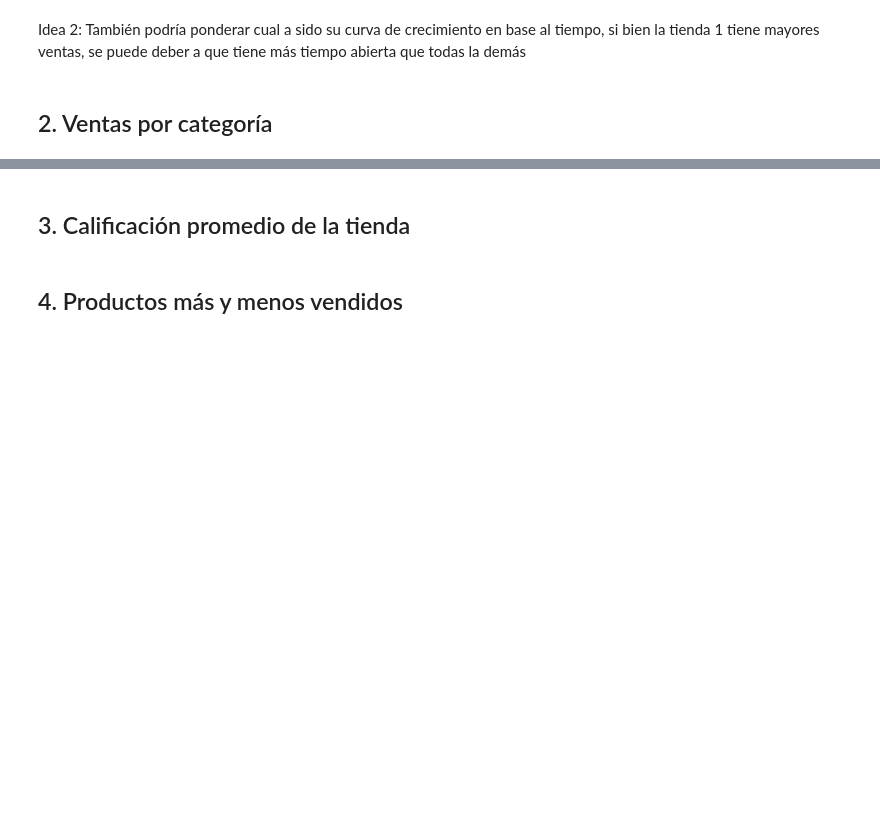
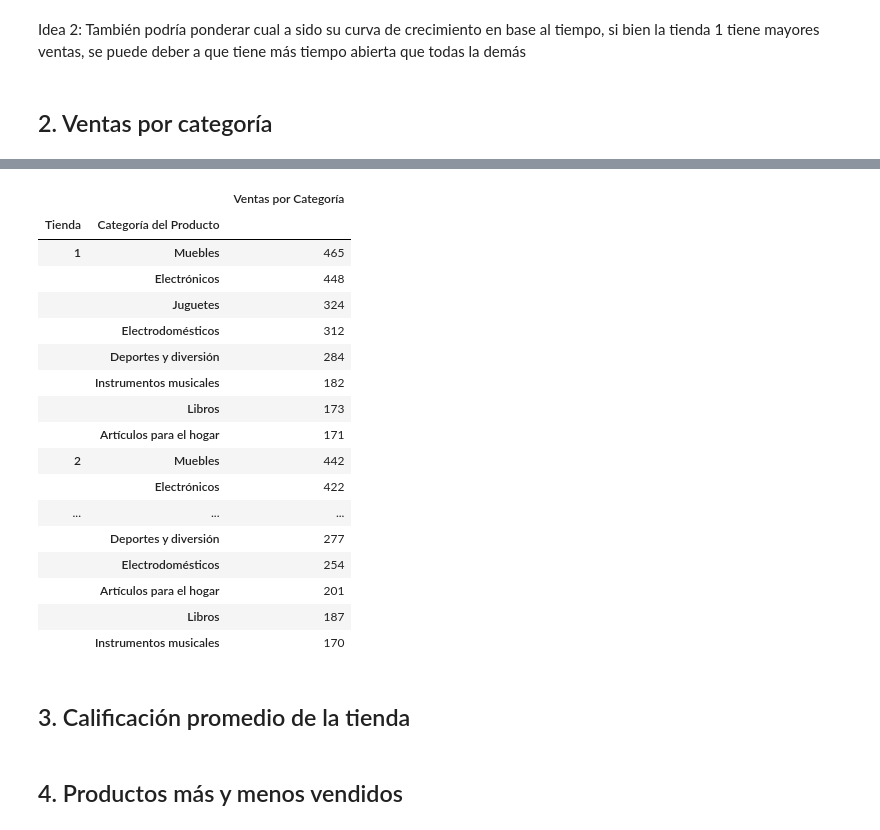
Before and after one commit to carloslozano-rg/challenge-alura-store, a Jupyter notebook: AluraStoreLatam.ipynb, the cells around one changed output, grey strips where cells are left out. Saved outputs shown, nothing was run; the diff lists cells and outputs as text; code cells hidden in the pictures; blank space fills up the shorter version.

Commit message:
feat: ventas por categoría.

```diff
--- a/AluraStoreLatam.ipynb
+++ b/AluraStoreLatam.ipynb
@@ -437,3 +446,27 @@ Idea 2: También podría ponderar cual a sido su curva de crecimiento en base al
+# %%
+ventas_por_categoria_serie = tiendas.groupby(["Tienda", "Categoría del Producto"])[["Categoría del Producto"]].value_counts()
+ventas_por_categoria_df = ventas_por_categoria_serie.to_frame("Ventas por Categoría")
+ventas_por_categoria = ventas_por_categoria_df.sort_values(by=["Tienda","Ventas por Categoría"], ascending=[True,False])
+ventas_por_categoria
+# %% [output]
+|  |  | Ventas por Categoría |
+| Tienda | Categoría del Producto |  |
+| 1 | Muebles | 465 |
+|  | Electrónicos | 448 |
+|  | Juguetes | 324 |
+|  | Electrodomésticos | 312 |
+|  | Deportes y diversión | 284 |
+|  | Instrumentos musicales | 182 |
+|  | Libros | 173 |
+|  | Artículos para el hogar | 171 |
+| 2 | Muebles | 442 |
+|  | Electrónicos | 422 |
+| ... | ... | ... |
+|  | Deportes y diversión | 277 |
+|  | Electrodomésticos | 254 |
+|  | Artículos para el hogar | 201 |
+|  | Libros | 187 |
+|  | Instrumentos musicales | 170 |
 # %% [markdown]
 ## 3. Calificación promedio de la tienda
 # %% [markdown]
```
Also changed, not shown: parts of 5 cells of this notebook.
